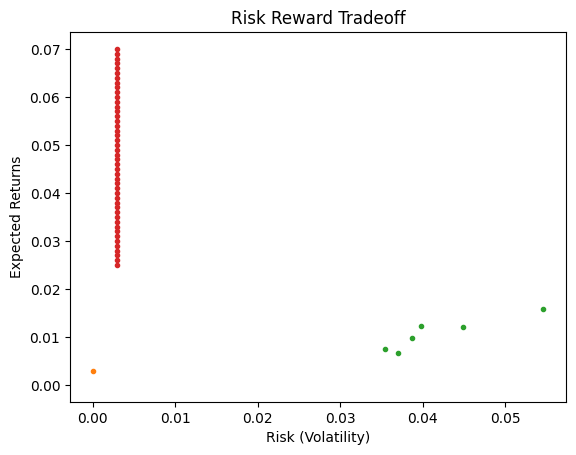
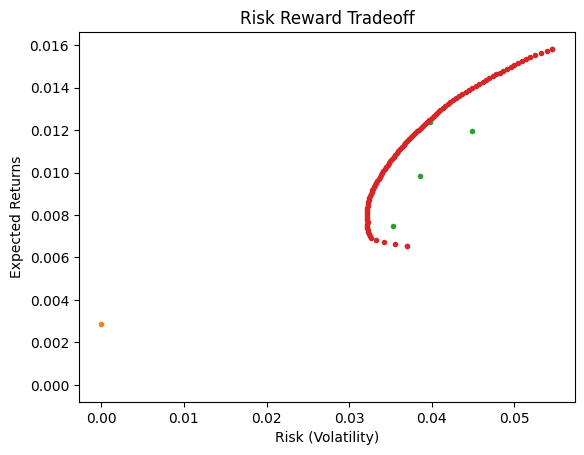
The change to this notebook cell's code, shown as a diff; its figure went from the first image to the second:
--- before
+++ after
@@ -1,6 +1,6 @@
-variance_list = []
+volatility_list = []
 for Ep in Ep_range:
     x = Optimal_portfolios[Ep]
-    variance_list.append(x @ cov_matrix @ x)
+    volatility_list.append(np.sqrt(x @ cov_matrix @ x))
 
 
@@ -9,5 +9,5 @@
 plt.plot(0, log_rate, ".")
 plt.plot([np.sqrt(cov_matrix[i,i]) for i in range(len(mean_returns))], mean_returns, ".")
-plt.plot(variance_list, Ep_range, ".")
+plt.plot(volatility_list, Ep_range, ".")
 plt.xlabel("Risk (Volatility)")
 plt.ylabel("Expected Returns")

Commit: Fixed the Efficient frontier line, I was taking variance not volatility and changed the bounds of the expected returns